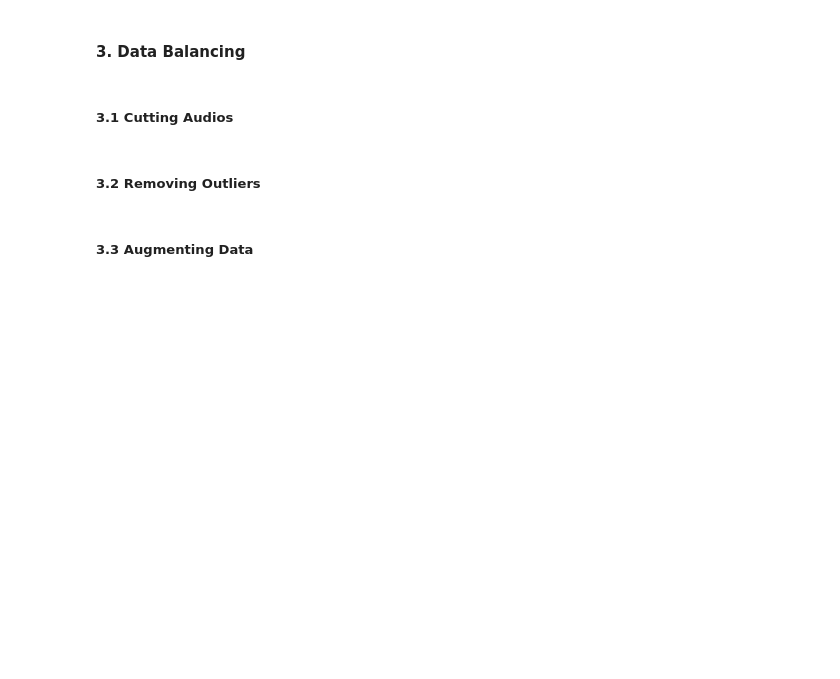
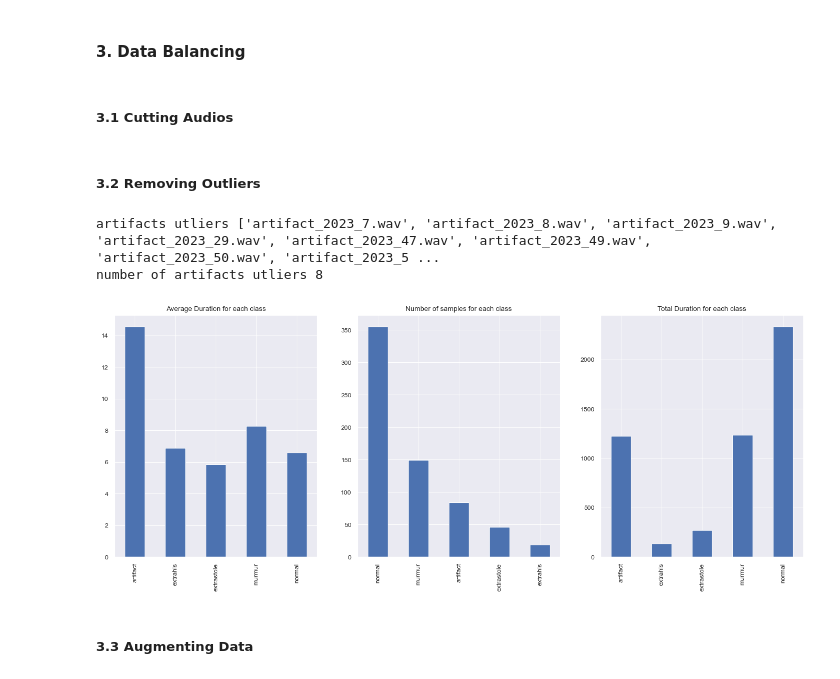
Before and after one commit to DavideLigari01/advanced-biomedical-project, a Jupyter notebook: notebooks/priori_balancing.ipynb, the cells around one changed output. Drawn from its saved outputs; the diff is of its cells as text; code cells hidden in the pictures; blank space fills up the shorter version.

```diff
--- a/notebooks/priori_balancing.ipynb
+++ b/notebooks/priori_balancing.ipynb
@@ -76,8 +78,29 @@ IQR = Q3 - Q1
 outliers = audio_info.groupby('label').apply(lambda x: x[(x['duration'] < (Q1[x.name] - 1.5 * IQR[x.name])) | (x['duration'] > (Q3[x.name] + 1.5 * IQR[x.name]))])
 
 artifact_out = outliers[outliers['label']=='artifact']['filename'].to_list()
+print(f'artifacts utliers {artifact_out}')
+print(f'number of artifacts utliers {len(artifact_out)}')
 
 # drop the outliers
 audio_info_outliers = audio_info[~audio_info['filename'].isin(artifact_out)]
+# %% [output]
+artifacts utliers ['artifact_2023_7.wav', 'artifact_2023_8.wav', 'artifact_2023_9.wav', 'artifact_2023_29.wav', 'artifact_2023_47.wav', 'artifact_2023_49.wav', 'artifact_2023_50.wav', 'artifact_2023_5 ...
+number of artifacts utliers 8
+# %%
+fig, axs = plt.subplots(1, 3, figsize=(17, 6))
+
+# avg duraton for each class
+audio_info_outliers.groupby('label')['duration'].mean().plot.bar(ax = axs[0], title='Average Duration for each class')
+_ = axs[0].set_xlabel('')
+
+# number of samples for each class
+audio_info_outliers['label'].value_counts().plot.bar(ax = axs[1], title='Number of samples for each class')
+_ = axs[1].set_xlabel('')
+
+# total duration for each class
+audio_info_outliers.groupby('label')['duration'].sum().plot.bar(ax = axs[2], title='Total Duration for each class')
+_ = axs[2].set_xlabel('')
+# %% [output]
+[figure, added]
 # %% [markdown]
 ##### 3.3 Augmenting Data <a id='Augmenting-Data'></a>
```
Also changed, not shown: parts of 1 cell of this notebook, 1 other file.
